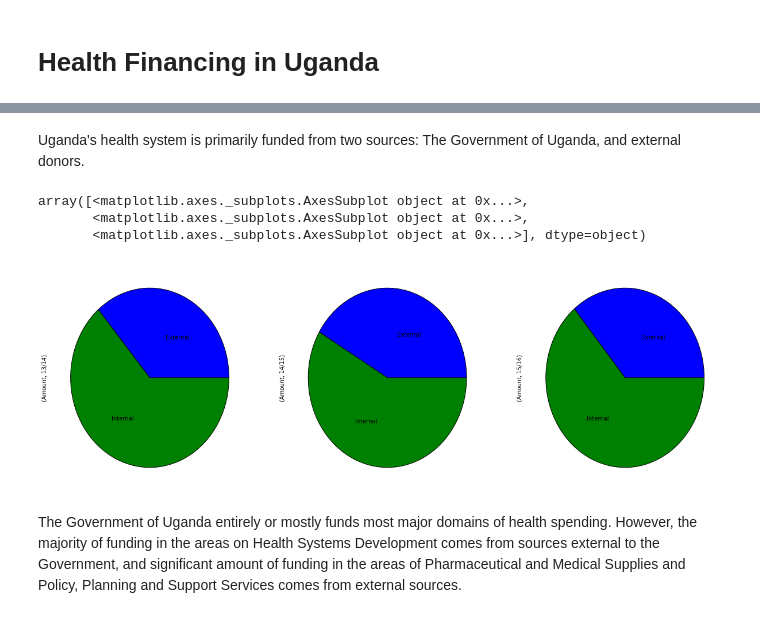
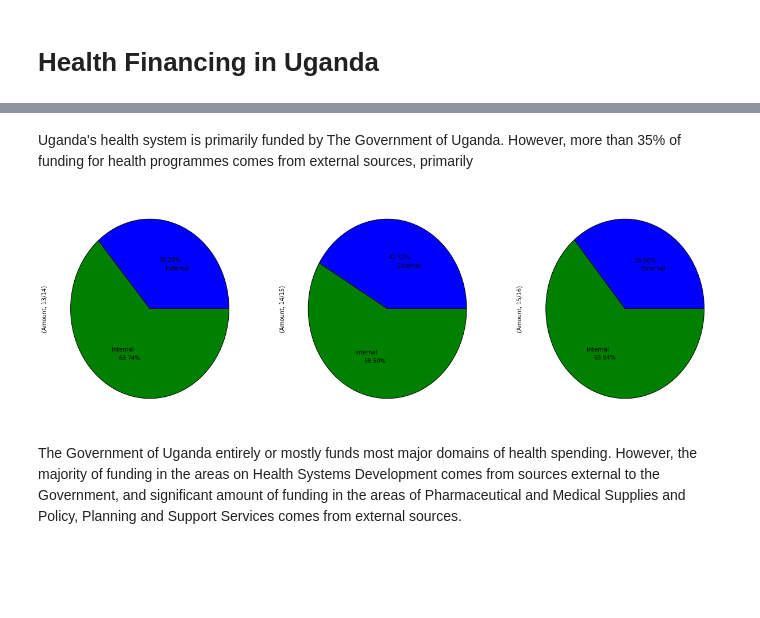
Before and after one commit to forsakendaemon/uganda, a Jupyter notebook: Uganda Health Financing.ipynb, the cells around one changed output, grey strips where cells are left out. Saved outputs shown, nothing was run; the diff lists cells and outputs as text; code cells hidden in the pictures; blank space fills up the shorter version.

```diff
--- a/Uganda Health Financing.ipynb
+++ b/Uganda Health Financing.ipynb
@@ -56,12 +121,9 @@ health_budget[(health_budget['Function'] == "Pharmaceutical and Medical Supplies
 # %% [markdown]
-Uganda's health system is primarily funded from two sources: The Government of Uganda, and external donors.
+Uganda's health system is primarily funded by The Government of Uganda. However, more than 35% of funding for health programmes comes from external sources, primarily
 # %%
-health_budget[["Year", "Internal", "Amount"]].groupby(["Internal", "Year"]).aggregate(np.sum).unstack().plot(kind='pie', subplots=True, figsize=(21, 7), legend=False, labeldistance=0.5, )
+plothbie = health_budget[["Year", "Internal", "Amount"]].groupby(["Internal", "Year"]).aggregate(np.sum).unstack().plot(kind='pie', subplots=True, figsize=(21, 7), labeldistance=0.5, legend=False, autopct='%.2f%%',)
 # %% [output]
-array([<matplotlib.axes._subplots.AxesSubplot object at 0x...>,
-       <matplotlib.axes._subplots.AxesSubplot object at 0x...>,
-       <matplotlib.axes._subplots.AxesSubplot object at 0x...>], dtype=object)
-[figure, old version]
+[figure, new version]
 # %% [markdown]
 The Government of Uganda entirely or mostly funds most major domains of health spending. However, the majority of funding in the areas on Health Systems Development comes from sources external to the Government, and significant amount of funding in the areas of Pharmaceutical and Medical Supplies and Policy, Planning and Support Services comes from external sources.
 # %%
```
Also changed, not shown: parts of 8 cells of this notebook.
